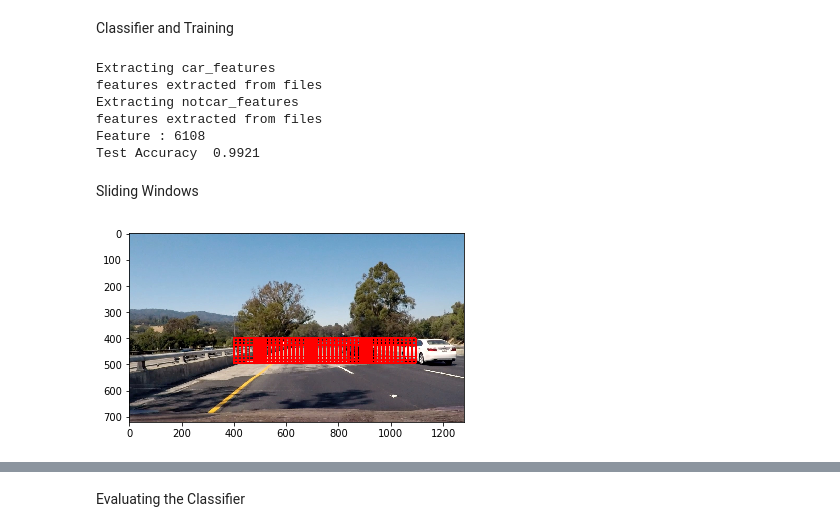
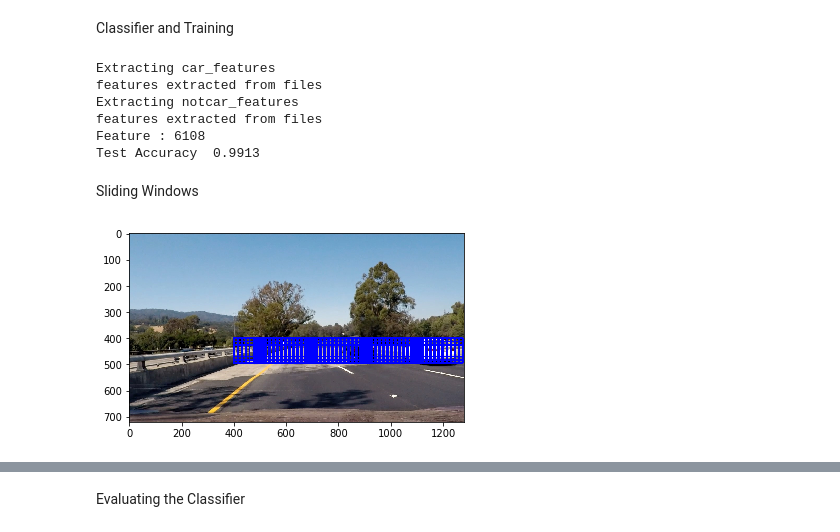
Before and after one commit to anakhaei/CarND-Vehicle-Detection, a Jupyter notebook: vehicle_detection.ipynb, the cells around one changed output, grey strips where cells are left out. Saved outputs shown, nothing was run; the diff lists cells and outputs as text; code cells hidden in the pictures.

```diff
--- a/vehicle_detection.ipynb
+++ b/vehicle_detection.ipynb
@@ -119,10 +115,12 @@ def extract_features_from_files(img_files, color_space='RGB', spatial_size=(32,
 # %% [markdown]
 Classifier and Training
 # %%
+cars=[]
+notcars=[]
 cars = glob.iglob('data/vehicles/**/*.png')
 notcars = glob.iglob('data/non-vehicles/**/*.png')
 
-color_space = 'YUV' # Can be RGB, HSV, LUV, HLS, YUV, YCrCb
+color_space = 'HSV' # Can be RGB, HSV, LUV, HLS, YUV, YCrCb
 orient = 9  # HOG orientations
 pix_per_cell = 8 # HOG pixels per cell
 cell_per_block = 2 # HOG cells per block
@@ -165,7 +163,7 @@ features extracted from files
 Extracting notcar_features
 features extracted from files
 Feature : 6108
-Test Accuracy  0.9921
+Test Accuracy  0.9913
 # %% [markdown]
 Sliding Windows
 # %%
@@ -240,18 +238,19 @@ def search_windows(img, windows, clf, scaler, color_space='RGB',
     return on_windows
 
 def show_image(img):
-    img_show = cv2.cvtColor(img, cv2.COLOR_BGR2RGB)
-    plt.imshow(img_show)
+    #img_show = cv2.cvtColor(img, cv2.COLOR_BGR2RGB)
+    plt.imshow(img)
     plt.show()
 # %%
 images = []
 for file in glob.glob('test_images/test*.jpg'):
-    image = cv2.imread(file)
+    image_bgr = cv2.imread(file)
+    image = cv2.cvtColor(image_bgr, cv2.COLOR_BGR2RGB)
     images.append(image)
 # %%
-windows_far = slide_window(images[0], x_start_stop=[400, 1100], y_start_stop=[400, 500],
+windows_far = slide_window(images[0], x_start_stop=[400, 1280], y_start_stop=[400, 500],
                 xy_window=(80, 70), xy_overlap=(0.8, 0.8))
 window_img = draw_boxes(image, windows_far, color=(0, 0, 255), thick=6)
 show_image(window_img)
 # %% [output]
-[figure, old version]
+[figure, new version]
```
Also changed, not shown: parts of 11 cells of this notebook.
